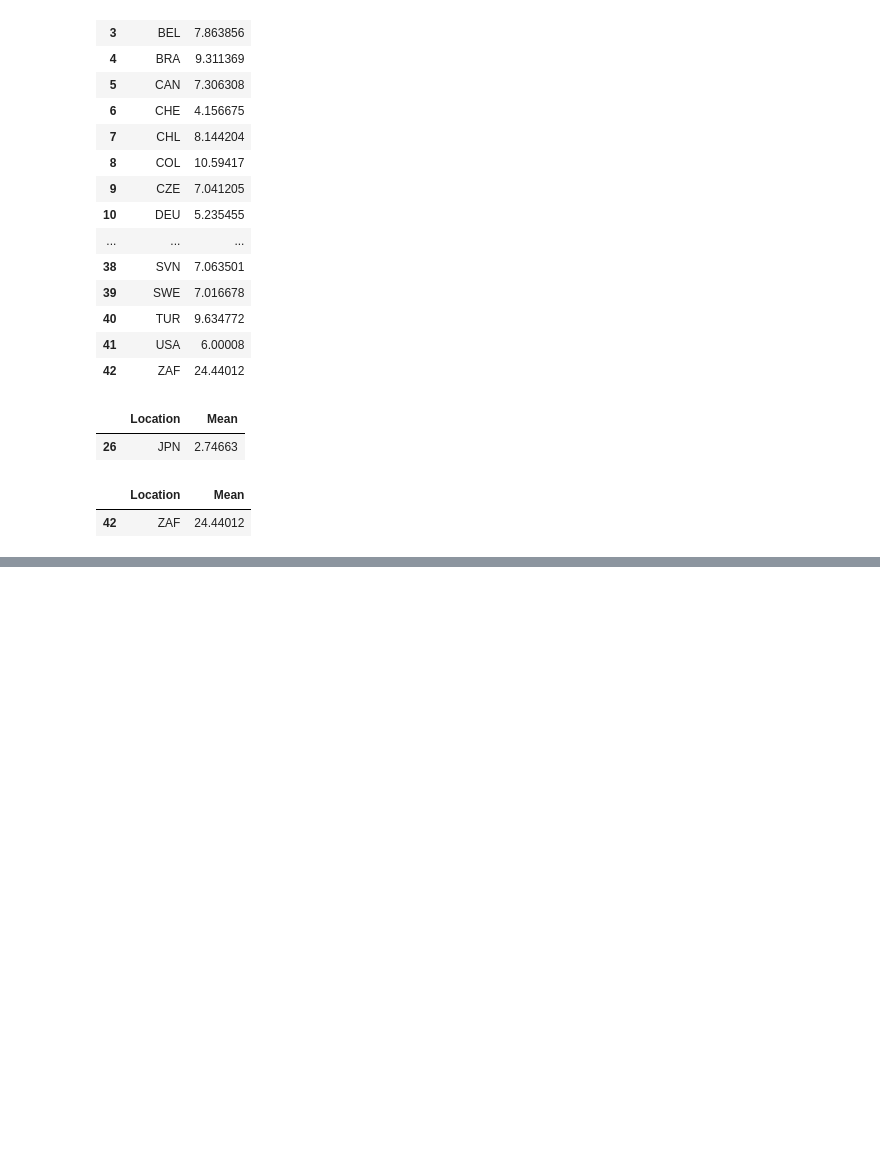
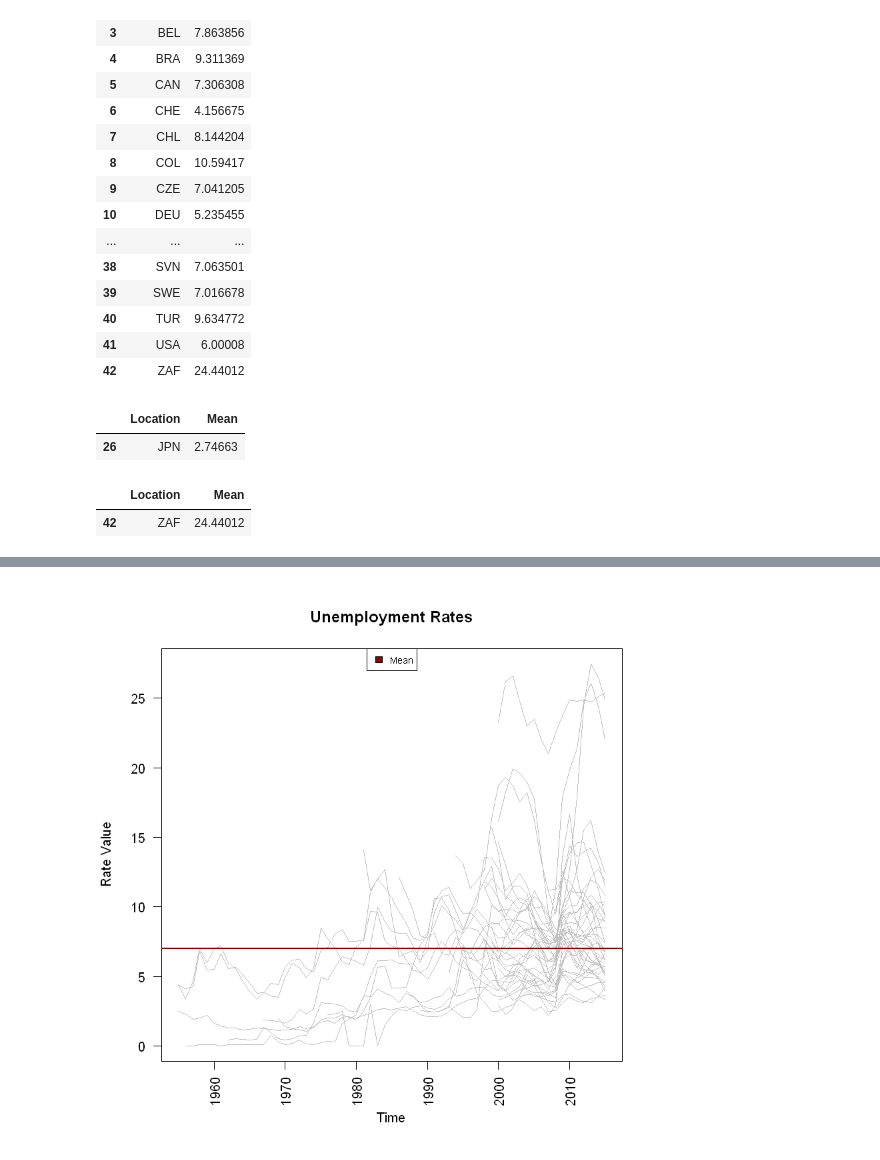
Before and after one commit to ninofabrizio/Intro_Data_Science, a Jupyter notebook: R/A2 - Segundo Exercicio para a G1.ipynb, the cells around one changed output, grey strips where cells are left out. Saved outputs shown, nothing was run; the diff lists cells and outputs as text; code cells hidden in the pictures; blank space fills up the shorter version.

```diff
--- a/R/A2 - Segundo Exercicio para a G1.ipynb
+++ b/R/A2 - Segundo Exercicio para a G1.ipynb
@@ -471,0 +545,26 @@ maiorMedia
+# %%
+# Começo calculando menor e maior taxa para limitar um dos meus eixos
+# Obs.: Usei o data frame contendo tempo puramente anual (sem quadrimestres e etc.) pois considerava NA dados não numéricos
+# ao usar plot
+taxaMin <- min(ddAnos$Value)
+taxaMax <- max(ddAnos$Value)
+
+# Inicializa o gráfico
+plot(ddAnos$Time, ddAnos$Value, main = "Unemployment Rates", las = 2,
+     type = "n", xlab = "Time", ylab = "Rate Value", ylim = c(taxaMin, taxaMax))
+
+# Plotando linha de cada país/região
+for (location in unique(ddAnos$Location)) {
+    plotData <- ddAnos[ddAnos$Location == location, ]
+    lines(plotData$Time, plotData$Value, col = "gray75")
+}
+
+# Plotando a linha da média de todos os dados coletados no data frame que usei
+media <- mean(ddAnos$Value)
+abline(h = media, col = "darkred", lwd = 2, lty = 1)
+legend("top", legend = "Mean", fill = "darkred", border = "black", cex = 0.7)
+
+# Pelo output, é visível algumas linhas começando muito depois, a lista montada umas questões antes usando o mesmo
+# data frame mostra que há regiões que só começaram a ser registradas muito tempo após outras
+# %% [output]
+[figure, added]
```
Also changed, not shown: parts of 18 cells of this notebook.
